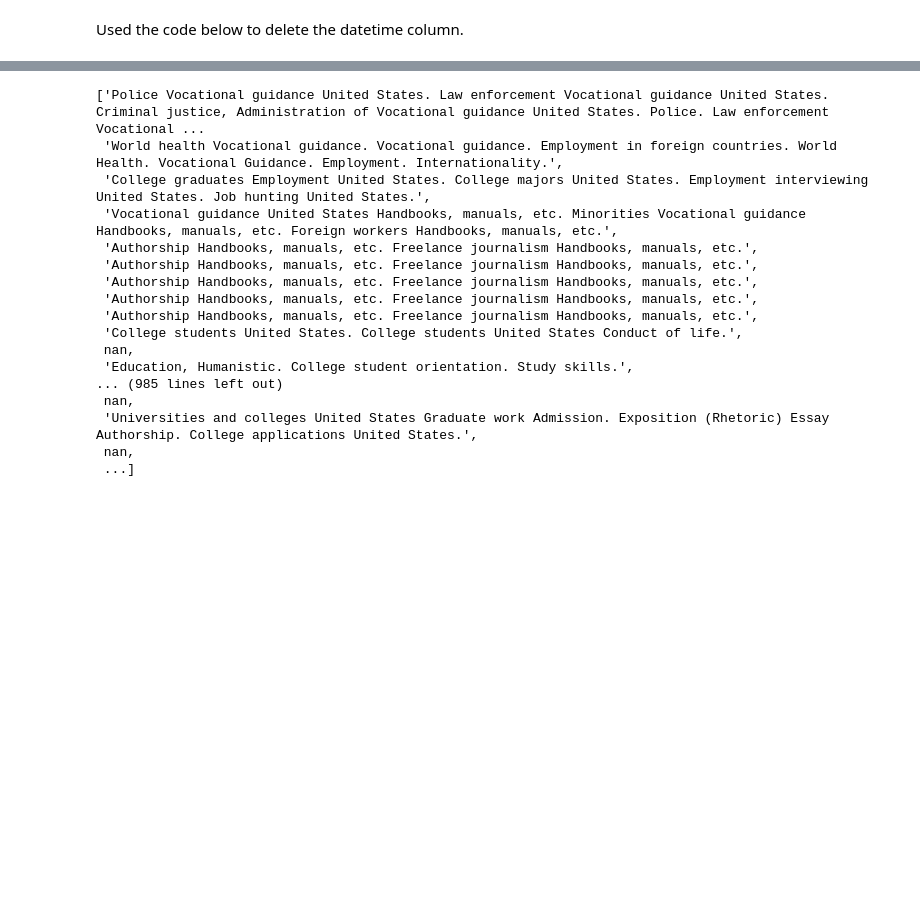
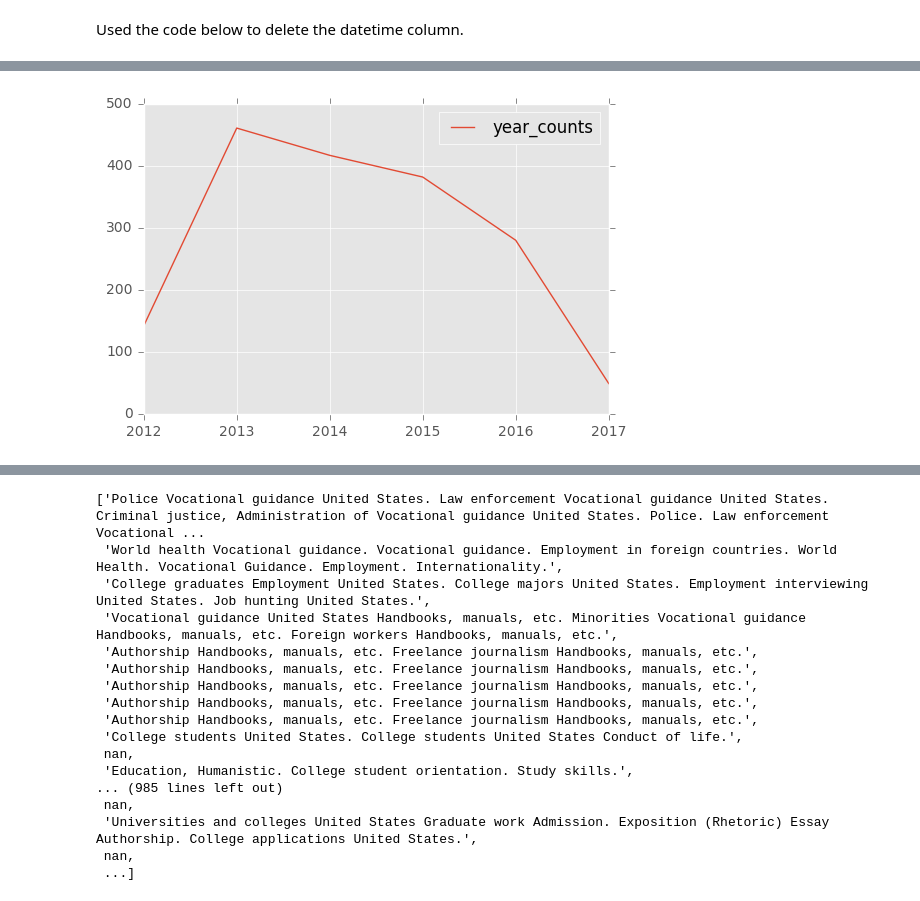
Before and after one commit to ezhang15/lis452, a Jupyter notebook: LIS452 Final Project.ipynb, the cells around one changed output, grey strips where cells are left out. Saved outputs shown, nothing was run; the diff lists cells and outputs as text; code cells hidden in the pictures; blank space fills up the shorter version.

```diff
--- a/LIS452 Final Project.ipynb
+++ b/LIS452 Final Project.ipynb
@@ -157,0 +108,12 @@ date_df.plot()
+# %%
+year_list = koha_dataframe['year']
+
+year_counts = defaultdict(int)
+for year in year_list:
+    year_counts[year] += 1
+
+year_series = pd.Series(year_counts, name= "year_counts")
+
+year_df = year_series.to_frame().rename(columns={'index':'year'})
+
+year_df
@@ -157,0 +128,5 @@ date_df.plot()
+# %%
+year_plt = year_df.plot()
+year_plt.ticklabel_format(useOffset=False)
+# %% [output]
+[figure, added]
```
Also changed, not shown: parts of 49 cells of this notebook.
